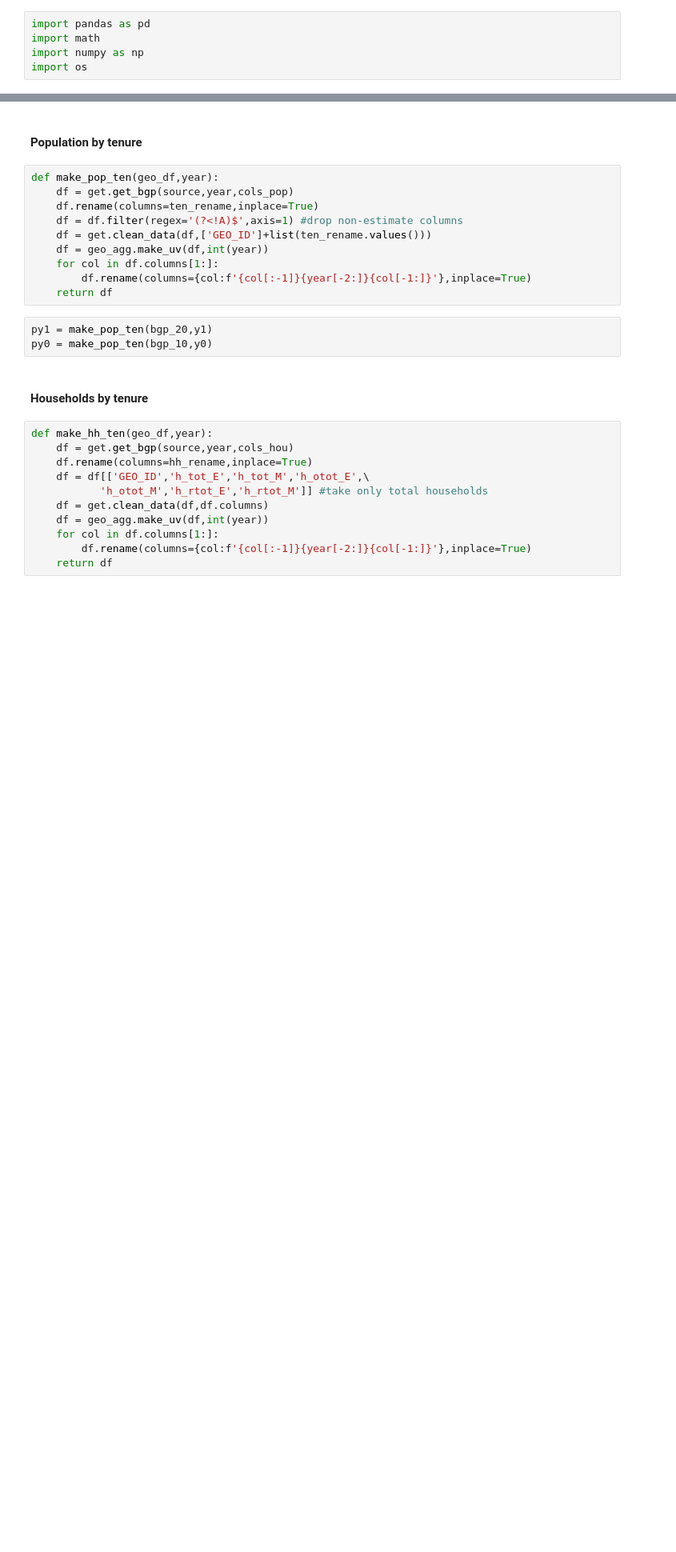
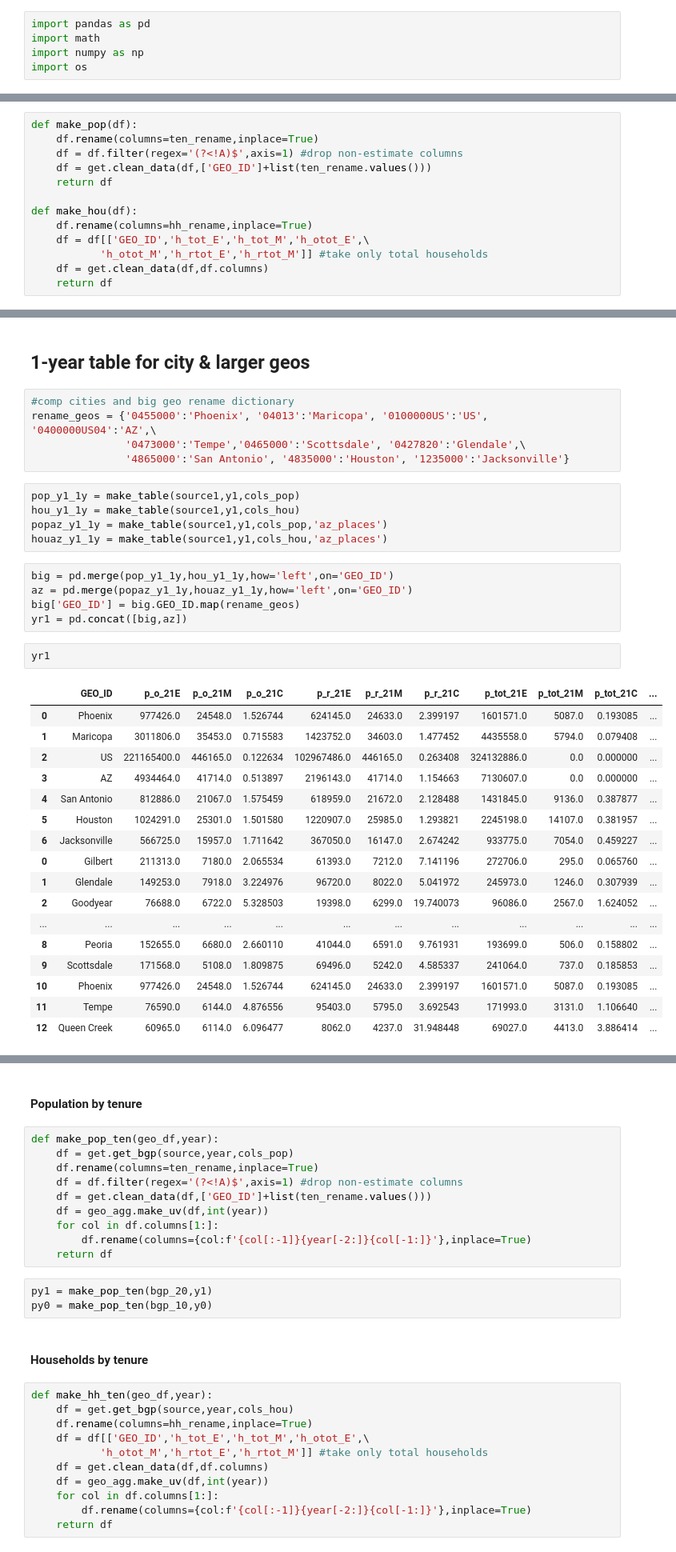
Before and after one commit to daragoldberg/phx, a Jupyter notebook: notebooks/ACS_HH_Size_Tenure.ipynb, the cells around one changed output, grey strips where cells are left out. Shown at 80% size. Drawn from its saved outputs; the diff is of its cells as text; blank space fills up the shorter version.

```diff
--- a/notebooks/ACS_HH_Size_Tenure.ipynb
+++ b/notebooks/ACS_HH_Size_Tenure.ipynb
@@ -19,0 +24,13 @@ source = 'acs/acs5'
+# %%
+def make_pop(df):
+    df.rename(columns=ten_rename,inplace=True)
+    df = df.filter(regex='(?<!A)$',axis=1) #drop non-estimate columns
+    df = get.clean_data(df,['GEO_ID']+list(ten_rename.values()))
+    return df
+
+def make_hou(df):
+    df.rename(columns=hh_rename,inplace=True)
+    df = df[['GEO_ID','h_tot_E','h_tot_M','h_otot_E',\
+           'h_otot_M','h_rtot_E','h_rtot_M']] #take only total households
+    df = get.clean_data(df,df.columns)
+    return df
@@ -19,0 +76,37 @@ source = 'acs/acs5'
+# %% [markdown]
+## 1-year table for city & larger geos
+# %%
+#comp cities and big geo rename dictionary
+rename_geos = {'0455000':'Phoenix', '04013':'Maricopa', '0100000US':'US', '0400000US04':'AZ',\
+               '0473000':'Tempe','0465000':'Scottsdale', '0427820':'Glendale',\
+               '4865000':'San Antonio', '4835000':'Houston', '1235000':'Jacksonville'}
+# %%
+pop_y1_1y = make_table(source1,y1,cols_pop)
+hou_y1_1y = make_table(source1,y1,cols_hou)
+popaz_y1_1y = make_table(source1,y1,cols_pop,'az_places')
+houaz_y1_1y = make_table(source1,y1,cols_hou,'az_places')
+# %%
+big = pd.merge(pop_y1_1y,hou_y1_1y,how='left',on='GEO_ID')
+az = pd.merge(popaz_y1_1y,houaz_y1_1y,how='left',on='GEO_ID')
+big['GEO_ID'] = big.GEO_ID.map(rename_geos)
+yr1 = pd.concat([big,az])
+# %%
+yr1
+# %% [output]
+|  | GEO_ID | p_o_21E | p_o_21M | p_o_21C | p_r_21E | p_r_21M | p_r_21C | p_tot_21E | p_tot_21M | p_tot_21C | ... |
+| 0 | Phoenix | 977426.0 | 24548.0 | 1.526744 | 624145.0 | 24633.0 | 2.399197 | 1601571.0 | 5087.0 | 0.193085 | ... |
+| 1 | Maricopa | 3011806.0 | 35453.0 | 0.715583 | 1423752.0 | 34603.0 | 1.477452 | 4435558.0 | 5794.0 | 0.079408 | ... |
+| 2 | US | 221165400.0 | 446165.0 | 0.122634 | 102967486.0 | 446165.0 | 0.263408 | 324132886.0 | 0.0 | 0.000000 | ... |
+| 3 | AZ | 4934464.0 | 41714.0 | 0.513897 | 2196143.0 | 41714.0 | 1.154663 | 7130607.0 | 0.0 | 0.000000 | ... |
+| 4 | San Antonio | 812886.0 | 21067.0 | 1.575459 | 618959.0 | 21672.0 | 2.128488 | 1431845.0 | 9136.0 | 0.387877 | ... |
+| 5 | Houston | 1024291.0 | 25301.0 | 1.501580 | 1220907.0 | 25985.0 | 1.293821 | 2245198.0 | 14107.0 | 0.381957 | ... |
+| 6 | Jacksonville | 566725.0 | 15957.0 | 1.711642 | 367050.0 | 16147.0 | 2.674242 | 933775.0 | 7054.0 | 0.459227 | ... |
+| 0 | Gilbert | 211313.0 | 7180.0 | 2.065534 | 61393.0 | 7212.0 | 7.141196 | 272706.0 | 295.0 | 0.065760 | ... |
+| 1 | Glendale | 149253.0 | 7918.0 | 3.224976 | 96720.0 | 8022.0 | 5.041972 | 245973.0 | 1246.0 | 0.307939 | ... |
+| 2 | Goodyear | 76688.0 | 6722.0 | 5.328503 | 19398.0 | 6299.0 | 19.740073 | 96086.0 | 2567.0 | 1.624052 | ... |
+| ... | ... | ... | ... | ... | ... | ... | ... | ... | ... | ... | ... |
+| 8 | Peoria | 152655.0 | 6680.0 | 2.660110 | 41044.0 | 6591.0 | 9.761931 | 193699.0 | 506.0 | 0.158802 | ... |
+| 9 | Scottsdale | 171568.0 | 5108.0 | 1.809875 | 69496.0 | 5242.0 | 4.585337 | 241064.0 | 737.0 | 0.185853 | ... |
+| 10 | Phoenix | 977426.0 | 24548.0 | 1.526744 | 624145.0 | 24633.0 | 2.399197 | 1601571.0 | 5087.0 | 0.193085 | ... |
+| 11 | Tempe | 76590.0 | 6144.0 | 4.876556 | 95403.0 | 5795.0 | 3.692543 | 171993.0 | 3131.0 | 1.106640 | ... |
+| 12 | Queen Creek | 60965.0 | 6114.0 | 6.096477 | 8062.0 | 4237.0 | 31.948448 | 69027.0 | 4413.0 | 3.886414 | ... |
```
Also changed, not shown: parts of 19 cells of this notebook, 13 other files.
